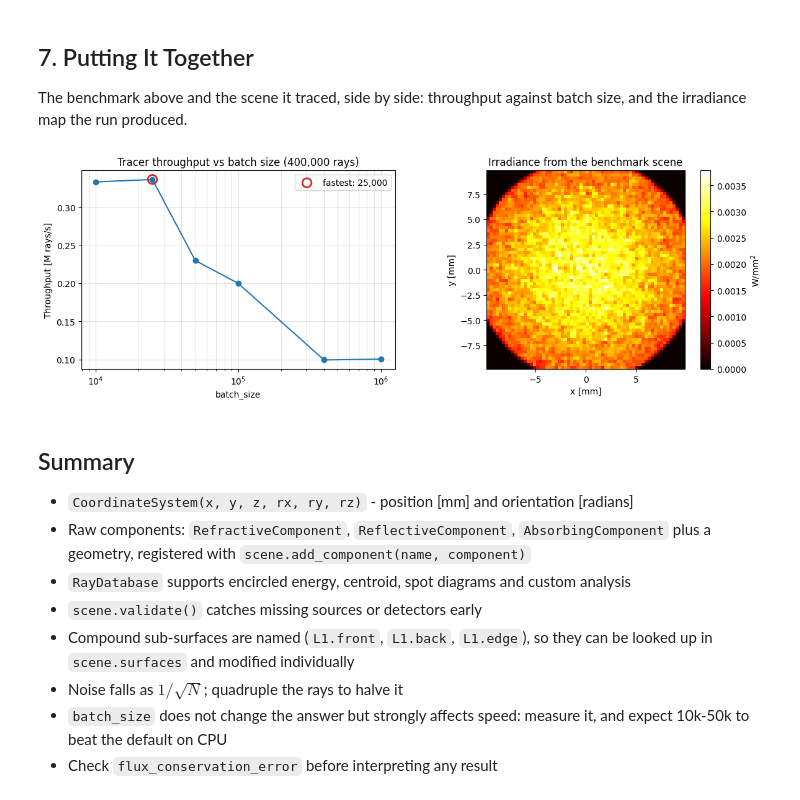
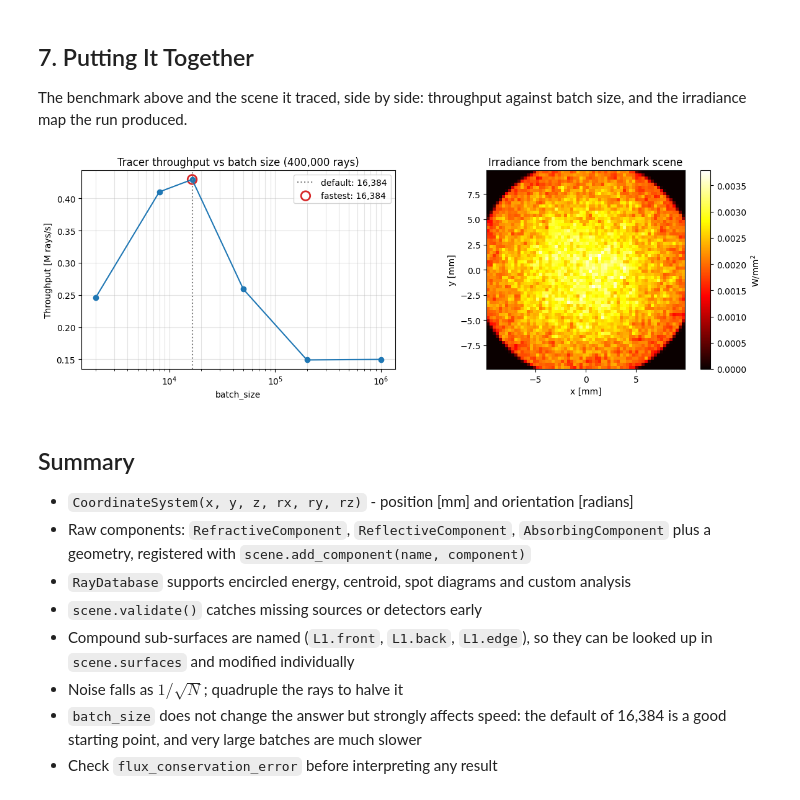
Before and after one commit to optiland/optiland, a Jupyter notebook: docs/gallery/nonsequential/10_advanced_topics.ipynb, the cells around one changed output. Saved outputs shown, nothing was run; the diff lists cells and outputs as text; code cells hidden in the pictures.

```diff
--- a/docs/gallery/nonsequential/10_advanced_topics.ipynb
+++ b/docs/gallery/nonsequential/10_advanced_topics.ipynb
@@ -261,7 +262,11 @@ The tracer tests every surface against every live ray, so scenes with many
 surfaces cost proportionally more. Drop components that no ray can reach, and use
 absorbing surfaces to kill rays that cannot contribute.
 # %%
+import inspect
 import time
+
+# The default the tracer ships with, read straight off the signature.
+DEFAULT_BATCH_SIZE = inspect.signature(NSQScene.trace).parameters['batch_size'].default
 
 
 def build_bench_scene():
@@ -280,7 +285,7 @@ def build_bench_scene():
 build_bench_scene().trace(num_rays=5_000, seed=1)   # warm-up
 
 N_BENCH = 400_000
-batch_sizes = [10_000, 25_000, 50_000, 100_000, 400_000, 1_000_000]
+batch_sizes = [2_000, 8_000, DEFAULT_BATCH_SIZE, 50_000, 200_000, 1_000_000]
 times, rates, fluxes = [], [], []
 
 for bs in batch_sizes:
@@ -290,12 +295,13 @@ for bs in batch_sizes:
     times.append(dt)
     rates.append(N_BENCH / dt / 1e6)
     fluxes.append(r.detectors['D'].total_flux)
+    tag = '  <- default' if bs == DEFAULT_BATCH_SIZE else ''
     print(f"batch_size={bs:>9,}: {dt:6.3f} s  ->  {rates[-1]:.3f} M rays/s  "
-          f"(flux {fluxes[-1]:.4f} W)")
+          f"(flux {fluxes[-1]:.4f} W){tag}")
 
 best = int(np.argmax(rates))
 print(f"\nFastest: batch_size={batch_sizes[best]:,} at {rates[best]:.3f} M rays/s, "
-      f"{rates[best] / rates[-1]:.1f}x the default")
+      f"{rates[best] / rates[-1]:.1f}x the 1M-ray batch")
 print(f"Flux spread across all batch sizes: "
       f"{max(fluxes) - min(fluxes):.2e} W (Monte Carlo noise only)")
 # %% [output]
@@ -367,34 +373,36 @@ against batch size, and the irradiance map the run produced.
 # %%
 result_bench = build_bench_scene().trace(
     num_rays=200_000, seed=42, batch_size=batch_sizes[best])
 irr_bench = result_bench.detectors['D']
 
 fig, axes = plt.subplots(1, 2, figsize=(12, 4.2))
 
 ax = axes[0]
 ax.semilogx(batch_sizes, rates, 'o-')
+ax.axvline(DEFAULT_BATCH_SIZE, color='0.5', ls=':', lw=1.5,
+           label=f'default: {DEFAULT_BATCH_SIZE:,}')
 ax.scatter([batch_sizes[best]], [rates[best]], s=110, facecolors='none',
            edgecolors='tab:red', linewidths=2,
            label=f'fastest: {batch_sizes[best]:,}')
 ax.set_xlabel('batch_size')
 ax.set_ylabel('Throughput [M rays/s]')
 ax.set_title(f'Tracer throughput vs batch size ({N_BENCH:,} rays)')
 ax.legend()
 ax.grid(True, alpha=0.35, which='both')
 
 ax = axes[1]
 im = ax.imshow(irr_bench.irradiance, origin='lower', cmap='hot',
                extent=[irr_bench.x_coords[0], irr_bench.x_coords[-1],
                        irr_bench.y_coords[0], irr_bench.y_coords[-1]])
 plt.colorbar(im, ax=ax, label='W/mm$^2$')
 ax.set_xlabel('x [mm]')
 ax.set_ylabel('y [mm]')
 ax.set_title('Irradiance from the benchmark scene')
 
 plt.tight_layout()
 plt.show()
 # %% [output]
-[figure, old version]
+[figure, new version]
 # %% [markdown]
 ## Summary
 
@@ -406,6 +414,6 @@ plt.show()
 - Compound sub-surfaces are named (`L1.front`, `L1.back`, `L1.edge`), so they can be
   looked up in `scene.surfaces` and modified individually
 - Noise falls as $1/\sqrt{N}$; quadruple the rays to halve it
-- `batch_size` does not change the answer but strongly affects speed: measure it,
-  and expect 10k-50k to beat the default on CPU
+- `batch_size` does not change the answer but strongly affects speed: the default
+  of 16,384 is a good starting point, and very large batches are much slower
 - Check `flux_conservation_error` before interpreting any result
```
Also changed, not shown: parts of 5 cells of this notebook, 17 other files.
